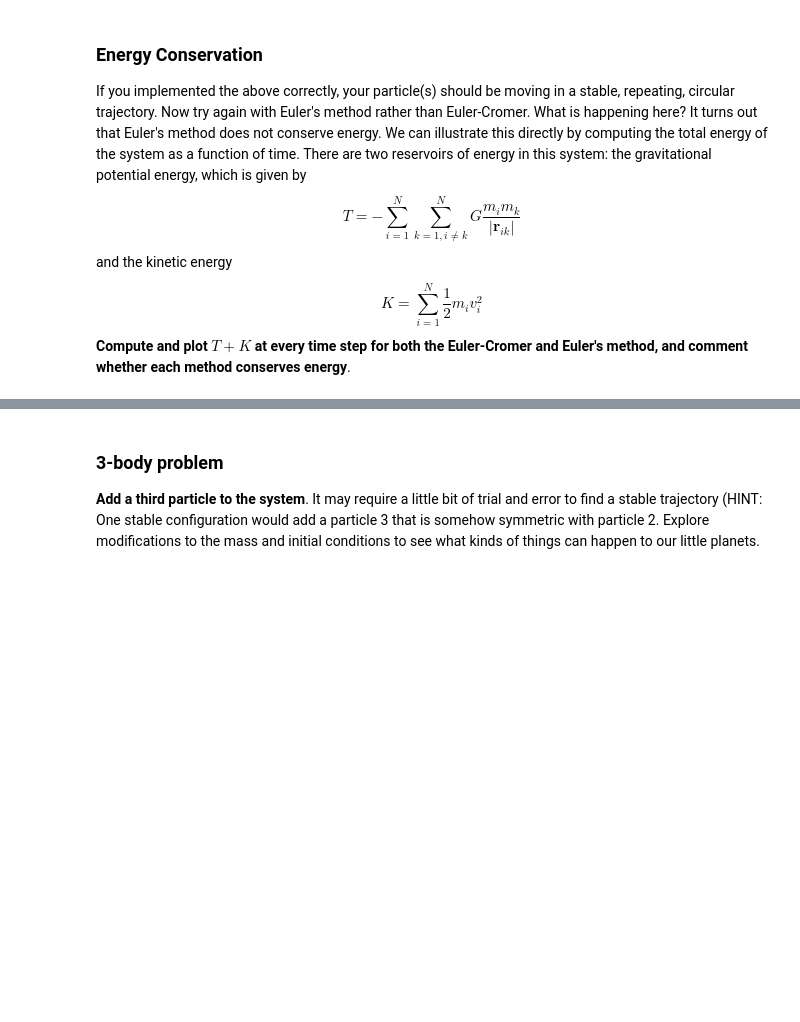
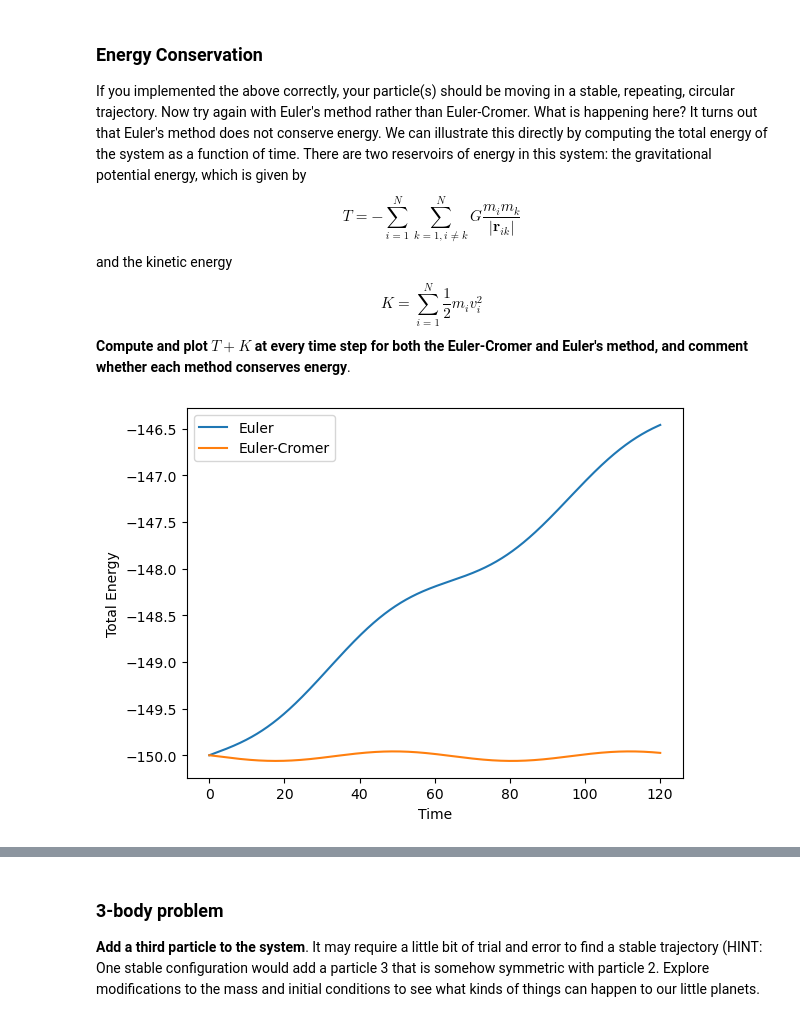
Before and after one commit to cake-dev/Simulation_class, a Jupyter notebook: Project3-Planets/Project3-PlanetaryMotion.ipynb, the cells around one changed output, grey strips where cells are left out. Cells and saved outputs as stored; diff of their text form; code cells hidden in the pictures; blank space fills up the shorter version.

```diff
--- a/Project3-Planets/Project3-PlanetaryMotion.ipynb
+++ b/Project3-Planets/Project3-PlanetaryMotion.ipynb
@@ -245,0 +229,40 @@ $$
+# %%
+import matplotlib.pyplot as plt
+
+# initial conditions
+G = 1#6.67e-11
+mass1 = 10000
+mass2 = 1
+distance = 100
+velocity = np.sqrt(G * mass1 / distance)  # Initial tangential velocity for a circular orbit, 10 in this case (wikipedia)
+
+# initial state with body1 at origin, body2 at distance with tangential velocity
+u_0 = np.array([0, 0, distance, 0, 0, 0, 0, velocity])
+
+# Simulation parameters
+t_0 = 0
+t_end = 120
+dt = 0.01
+
+ode_ec = PlanetaryMotion(G=G, masses=np.array([mass1, mass2]))
+eulerCromer = EulerCromer(ode_ec)
+integrator_ec = Integrator(ode_ec, eulerCromer)
+times_ec, states_ec = integrator_ec.integrate([t_0, t_end], dt, u_0)
+
+ode_e = PlanetaryMotion(G=G, masses=np.array([mass1, mass2]))
+euler = Euler(ode_e)
+integrator_e = Integrator(ode_e, euler)
+times_e, states_e = integrator_e.integrate([t_0, t_end], dt, u_0)
+# %%
+masses = np.array([mass1, mass2])
+energies_ec = [compute_energy(masses, states_ec[t]) for t in range(len(times_ec))]
+energies_e = [compute_energy(masses, states_e[t]) for t in range(len(times_e))]
+# plot the total energy
+plt.plot(times_e, energies_e, label='Euler')
+plt.plot(times_ec, energies_ec, label='Euler-Cromer')
+plt.xlabel('Time')
+plt.ylabel('Total Energy')
+plt.legend()
+plt.show()
+# %% [output]
+[figure, added]
```
Also changed, not shown: parts of 11 cells of this notebook.
